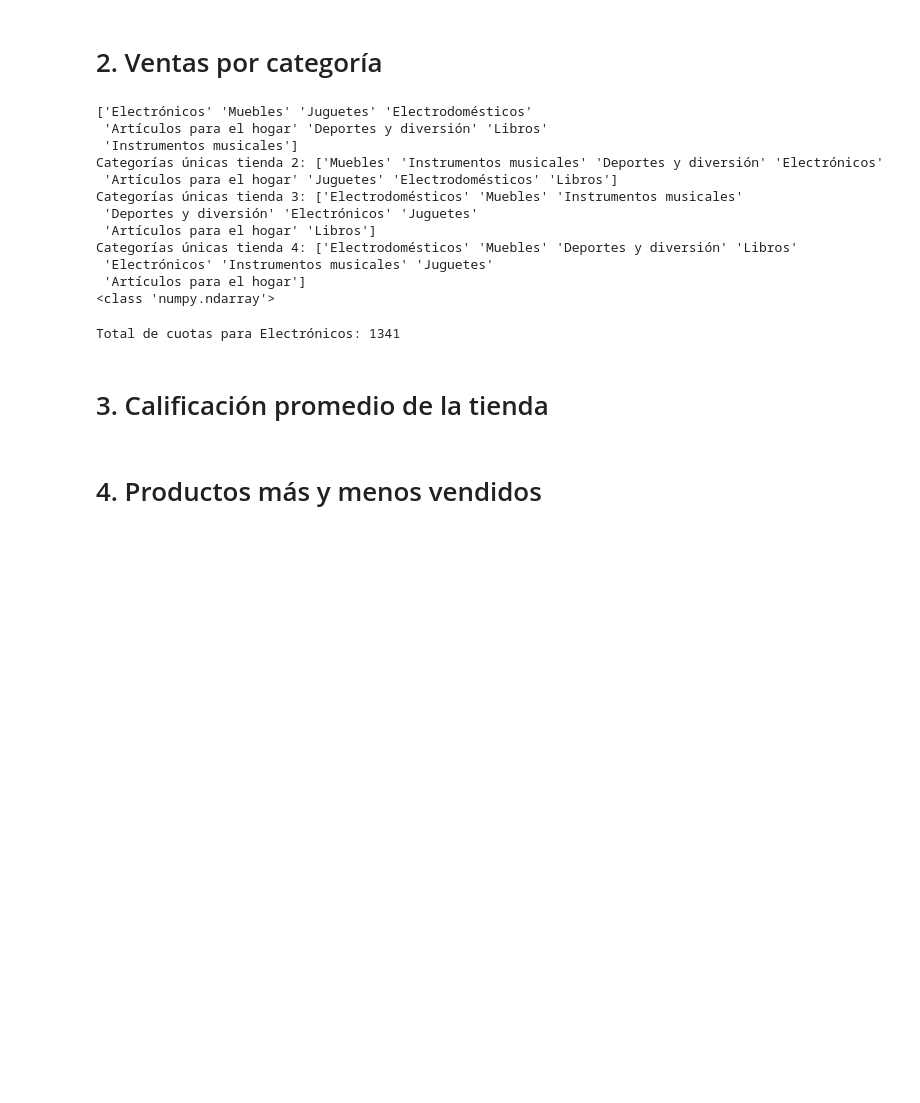
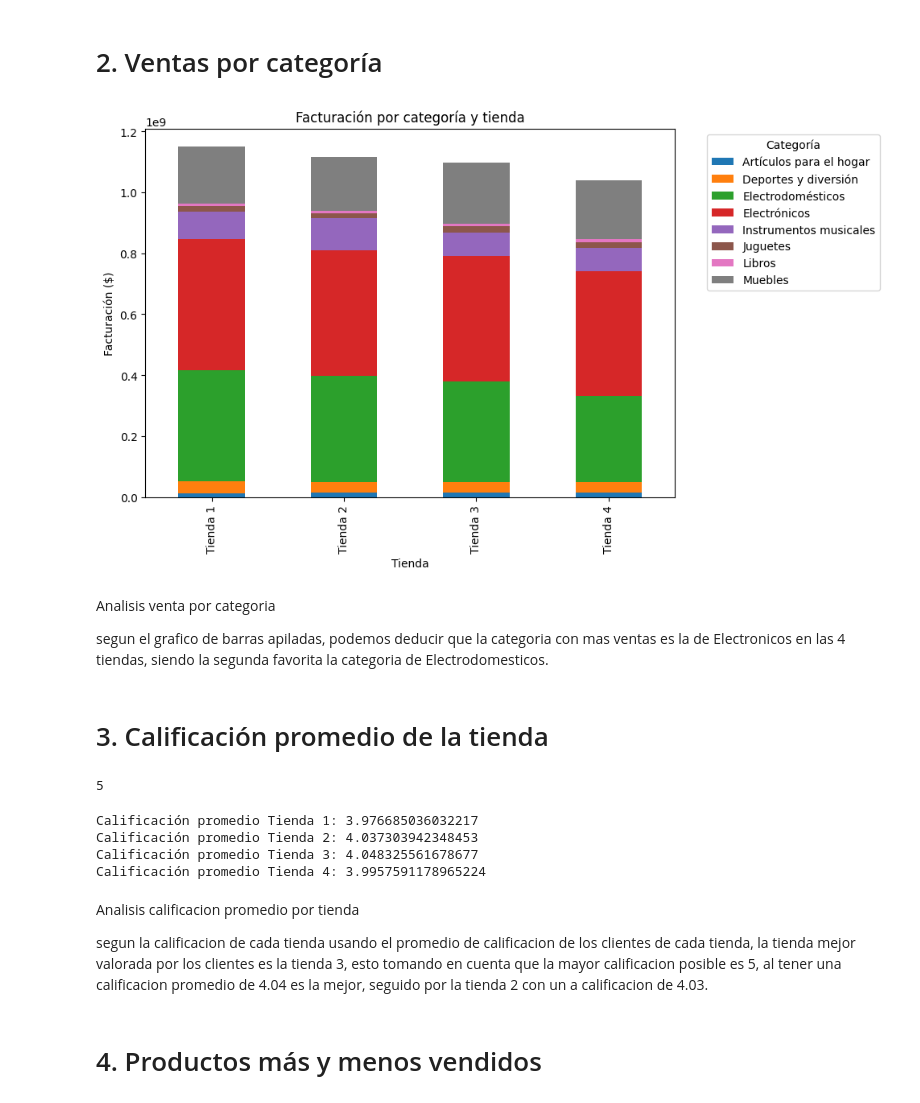
Before and after one commit to CesarAvalosGarcia1432/challenge-alurastore, a Jupyter notebook: AluraStoreLatam.ipynb, the cells around one changed output. Saved outputs shown, nothing was run; the diff lists cells and outputs as text; code cells hidden in the pictures; blank space fills up the shorter version.

```diff
--- a/AluraStoreLatam.ipynb
+++ b/AluraStoreLatam.ipynb
@@ -57,34 +175,53 @@ tienda2.head()
 # %% [markdown]
 # 2. Ventas por categoría
-# %%
-categorias_unicas = tienda['Categoría del Producto'].unique()
-print(categorias_unicas)
-categorias_unicas_tienda2 = tienda2['Categoría del Producto'].unique();
-categorias_unicas_tienda3 = tienda3['Categoría del Producto'].unique();
-categorias_unicas_tienda4 = tienda4['Categoría del Producto'].unique();
-print("Categorías únicas tienda 2:", categorias_unicas_tienda2)
-print("Categorías únicas tienda 3:", categorias_unicas_tienda3)
-print("Categorías únicas tienda 4:", categorias_unicas_tienda4)
-print(type(categorias_unicas));
-# %% [output]
-['Electrónicos' 'Muebles' 'Juguetes' 'Electrodomésticos'
- 'Artículos para el hogar' 'Deportes y diversión' 'Libros'
- 'Instrumentos musicales']
-Categorías únicas tienda 2: ['Muebles' 'Instrumentos musicales' 'Deportes y diversión' 'Electrónicos'
- 'Artículos para el hogar' 'Juguetes' 'Electrodomésticos' 'Libros']
-Categorías únicas tienda 3: ['Electrodomésticos' 'Muebles' 'Instrumentos musicales'
- 'Deportes y diversión' 'Electrónicos' 'Juguetes'
- 'Artículos para el hogar' 'Libros']
-Categorías únicas tienda 4: ['Electrodomésticos' 'Muebles' 'Deportes y diversión' 'Libros'
- 'Electrónicos' 'Instrumentos musicales' 'Juguetes'
- 'Artículos para el hogar']
-<class 'numpy.ndarray'>
-# %%
-cuotas_electronicos = tienda.loc[tienda['Categoría del Producto'] == 'Electrónicos', 'Cantidad de cuotas'].sum()
-print("Total de cuotas para Electrónicos:", cuotas_electronicos)
-# %% [output]
-Total de cuotas para Electrónicos: 1341
+# %%
+categorias = tienda['Categoría del Producto'].unique()
+facturacion_categorias = {
+    'Tienda 1': tienda.groupby('Categoría del Producto')['Precio'].sum(),
+    'Tienda 2': tienda2.groupby('Categoría del Producto')['Precio'].sum(),
+    'Tienda 3': tienda3.groupby('Categoría del Producto')['Precio'].sum(),
+    'Tienda 4': tienda4.groupby('Categoría del Producto')['Precio'].sum(),
+}
+df_fact_cat = pd.DataFrame(facturacion_categorias).fillna(0)
+
+df_fact_cat.T.plot(kind='bar', stacked=True, figsize=(10,6))
+plt.title('Facturación por categoría y tienda')
+plt.ylabel('Facturación ($)')
+plt.xlabel('Tienda')
+plt.legend(title='Categoría', bbox_to_anchor=(1.05, 1))
+plt.tight_layout()
+plt.show()
+# %% [output]
+[figure, added]
+# %% [markdown]
+Analisis venta por categoria
+
+segun el grafico de barras apiladas, podemos deducir que la categoria con mas ventas es la de Electronicos en las 4 tiendas, siendo la segunda favorita la categoria de Electrodomesticos.
 # %% [markdown]
 # 3. Calificación promedio de la tienda
+# %%
+valor_maximo = tienda['Calificación'].max()
+valor_maximo
+# %% [output]
+5
+# %%
+calificacion_promedio_tienda1 = tienda['Calificación'].mean()
+calificacion_promedio_tienda2 = tienda2['Calificación'].mean()
+calificacion_promedio_tienda3 = tienda3['Calificación'].mean()
+calificacion_promedio_tienda4 = tienda4['Calificación'].mean()
+
+print("Calificación promedio Tienda 1:", calificacion_promedio_tienda1)
+print("Calificación promedio Tienda 2:", calificacion_promedio_tienda2)
+print("Calificación promedio Tienda 3:", calificacion_promedio_tienda3)
+print("Calificación promedio Tienda 4:", calificacion_promedio_tienda4)
+# %% [output]
+Calificación promedio Tienda 1: 3.976685036032217
+Calificación promedio Tienda 2: 4.037303942348453
+Calificación promedio Tienda 3: 4.048325561678677
+Calificación promedio Tienda 4: 3.9957591178965224
+# %% [markdown]
+Analisis calificacion promedio por tienda
+
+segun la calificacion de cada tienda usando el promedio de calificacion de los clientes de cada tienda, la tienda mejor valorada por los clientes es la tienda 3, esto tomando en cuenta que la mayor calificacion posible es 5, al tener una calificacion promedio de 4.04 es la mejor, seguido por la tienda 2 con un a calificacion de 4.03.
 # %% [markdown]
 # 4. Productos más y menos vendidos
```
Also changed, not shown: parts of 28 cells of this notebook, 1 other file.
